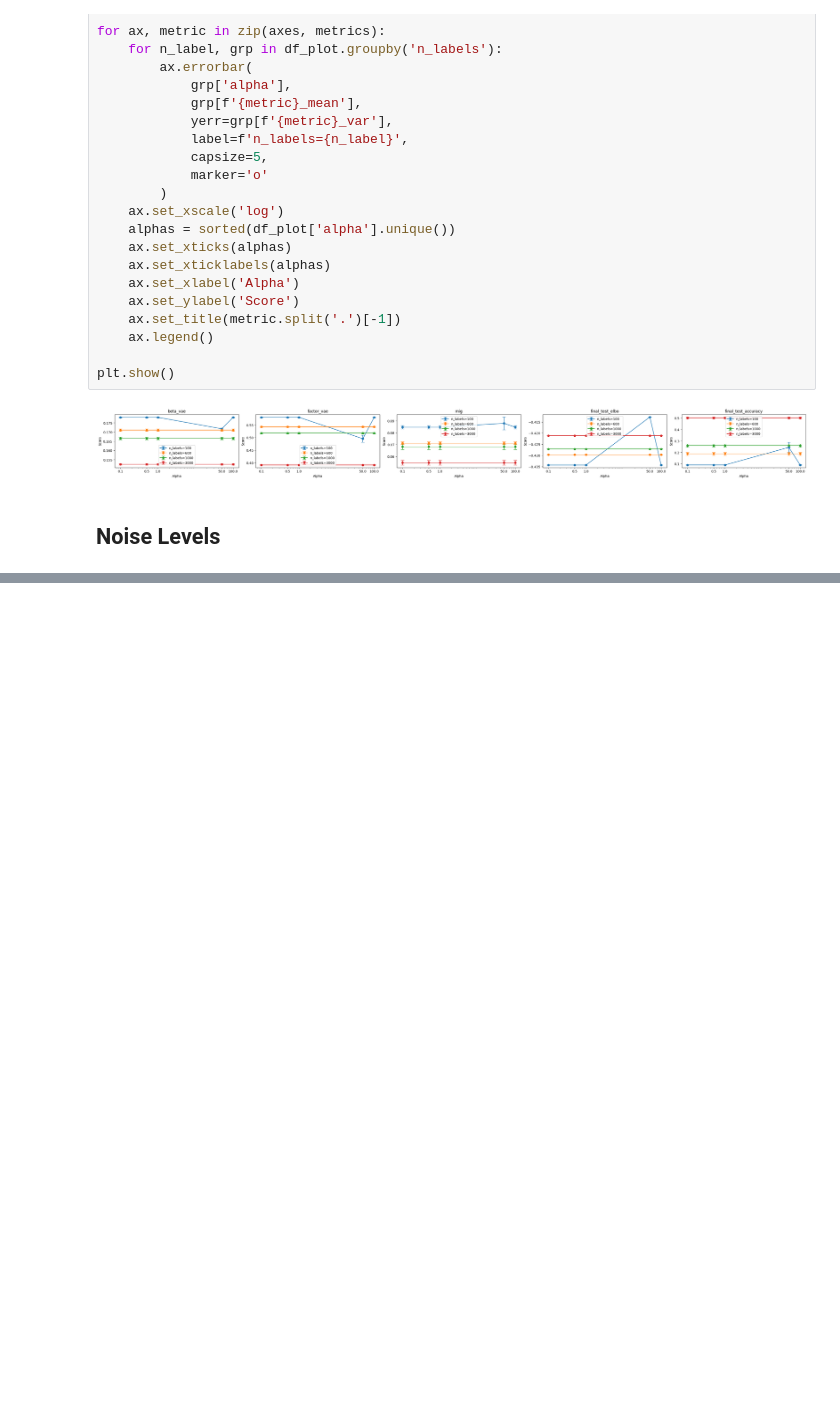
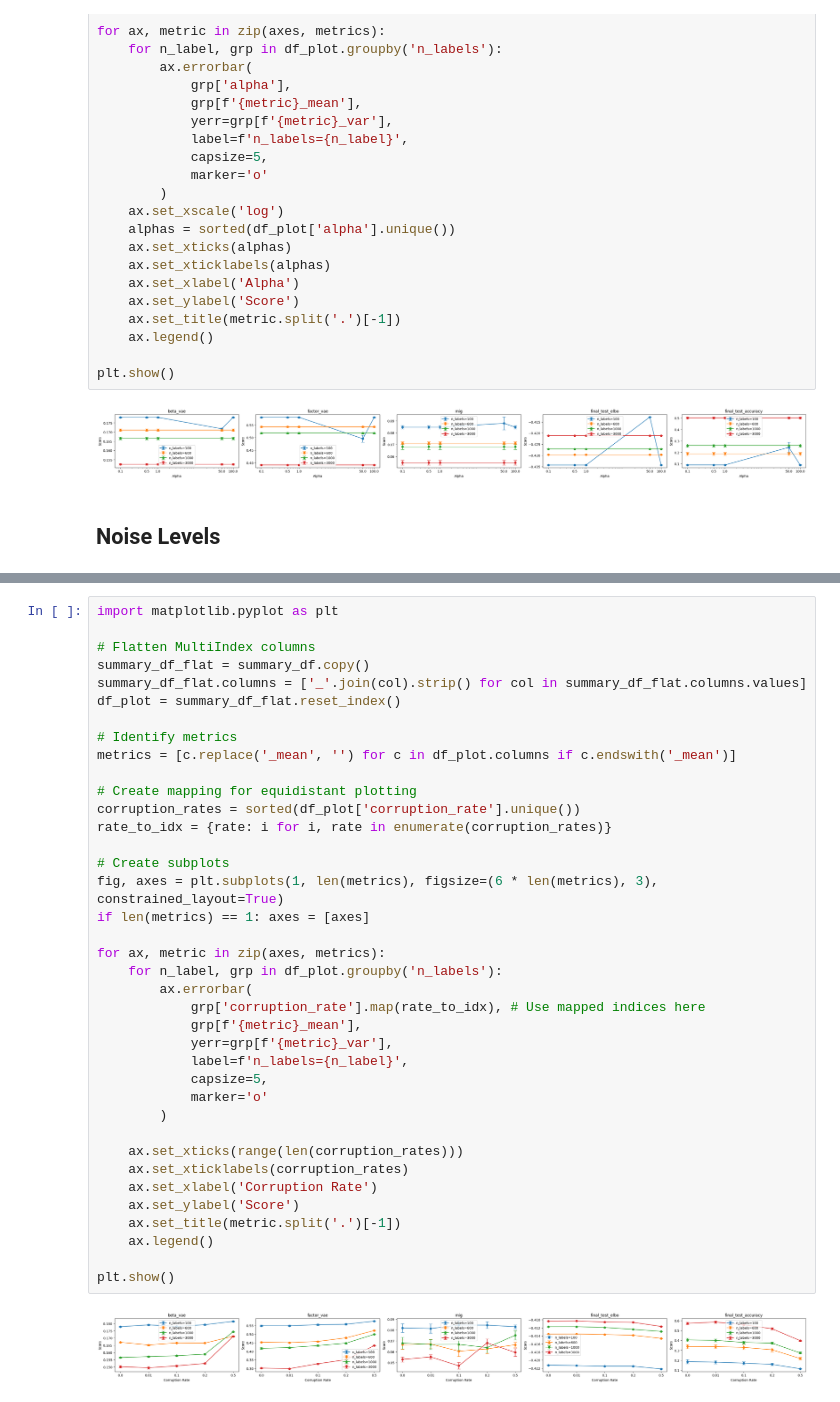
Before and after one commit to davidbhoffmann/ssvae, a Jupyter notebook: results/combined/analysis.ipynb, the cells around one changed output, grey strips where cells are left out. Cells and saved outputs as stored; diff of their text form; blank space fills up the shorter version.

```diff
--- a/results/combined/analysis.ipynb
+++ b/results/combined/analysis.ipynb
@@ -100,0 +197,40 @@ plt.show()
+# %%
+import matplotlib.pyplot as plt
+
+# Flatten MultiIndex columns
+summary_df_flat = summary_df.copy()
+summary_df_flat.columns = ['_'.join(col).strip() for col in summary_df_flat.columns.values]
+df_plot = summary_df_flat.reset_index()
+
+# Identify metrics
+metrics = [c.replace('_mean', '') for c in df_plot.columns if c.endswith('_mean')]
+
+# Create mapping for equidistant plotting
+corruption_rates = sorted(df_plot['corruption_rate'].unique())
+rate_to_idx = {rate: i for i, rate in enumerate(corruption_rates)}
+
+# Create subplots
+fig, axes = plt.subplots(1, len(metrics), figsize=(6 * len(metrics), 3), constrained_layout=True)
+if len(metrics) == 1: axes = [axes]
+
+for ax, metric in zip(axes, metrics):
+    for n_label, grp in df_plot.groupby('n_labels'):
+        ax.errorbar(
+            grp['corruption_rate'].map(rate_to_idx), # Use mapped indices here
+            grp[f'{metric}_mean'],
+            yerr=grp[f'{metric}_var'],
+            label=f'n_labels={n_label}',
+            capsize=5,
+            marker='o'
+        )
+
+    ax.set_xticks(range(len(corruption_rates)))
+    ax.set_xticklabels(corruption_rates)
+    ax.set_xlabel('Corruption Rate')
+    ax.set_ylabel('Score')
+    ax.set_title(metric.split('.')[-1])
+    ax.legend()
+
+plt.show()
+# %% [output]
+[figure, added]
```
Also changed, not shown: parts of 7 cells of this notebook, 53 other files.
